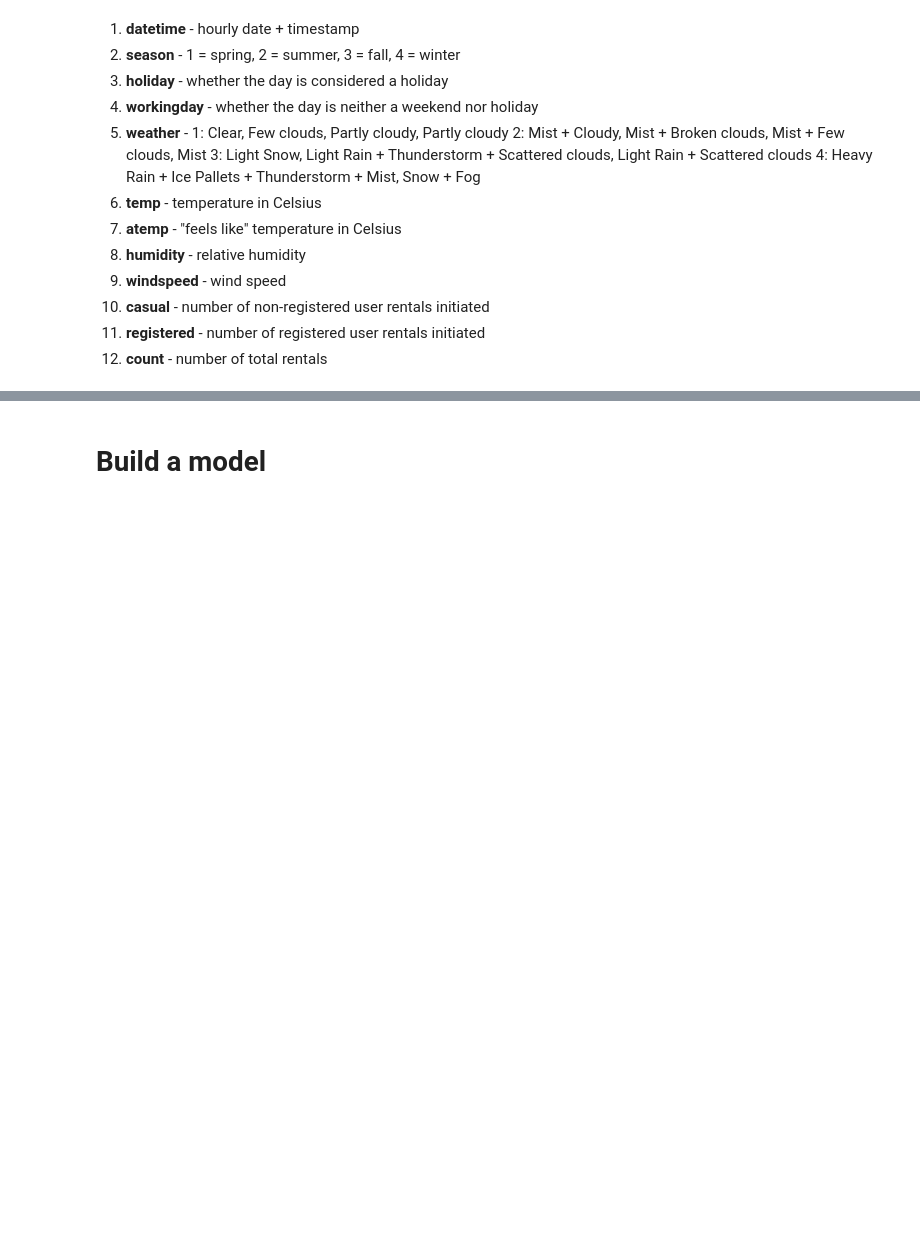
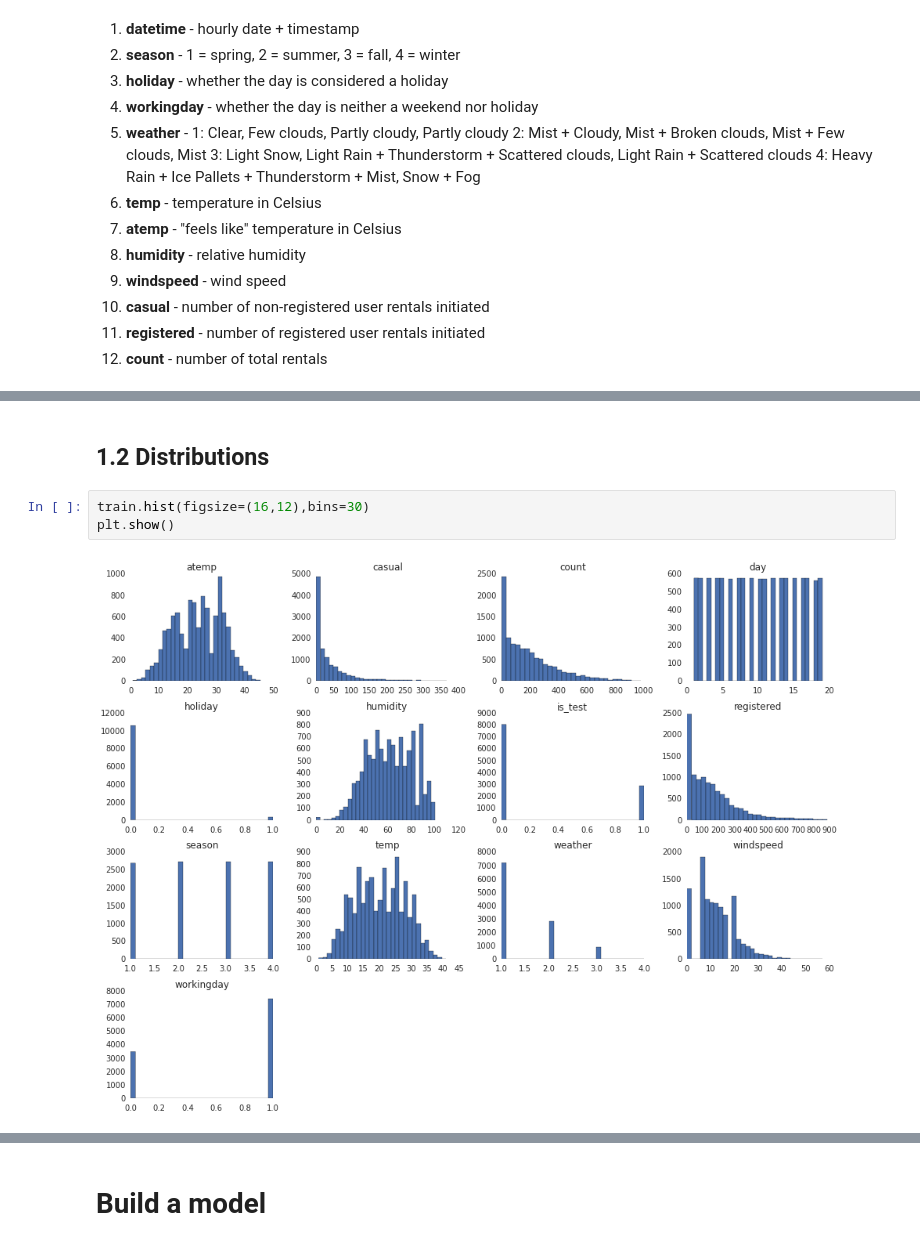
Before and after one commit to slon1024/lets-start-solve-problem-on-kaggle, a Jupyter notebook: bike-sharing-demand.ipynb, the cells around one changed output, grey strips where cells are left out. Saved outputs shown, nothing was run; the diff lists cells and outputs as text; blank space fills up the shorter version.

```diff
--- a/bike-sharing-demand.ipynb
+++ b/bike-sharing-demand.ipynb
@@ -46,0 +97,7 @@ train.head()
+# %% [markdown]
+## 1.2 Distributions
+# %%
+train.hist(figsize=(16,12),bins=30)
+plt.show()
+# %% [output]
+[figure, added]
```
Also changed, not shown: parts of 13 cells of this notebook.
